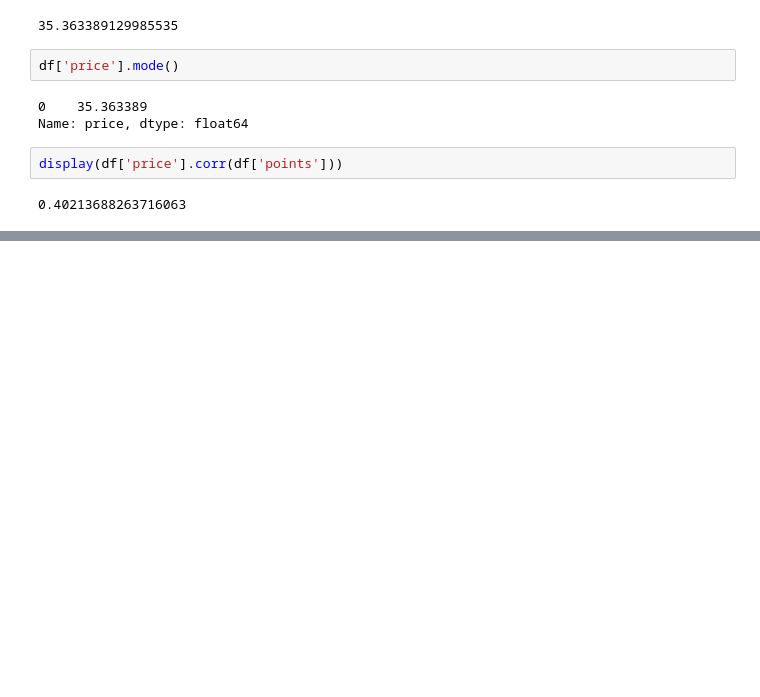
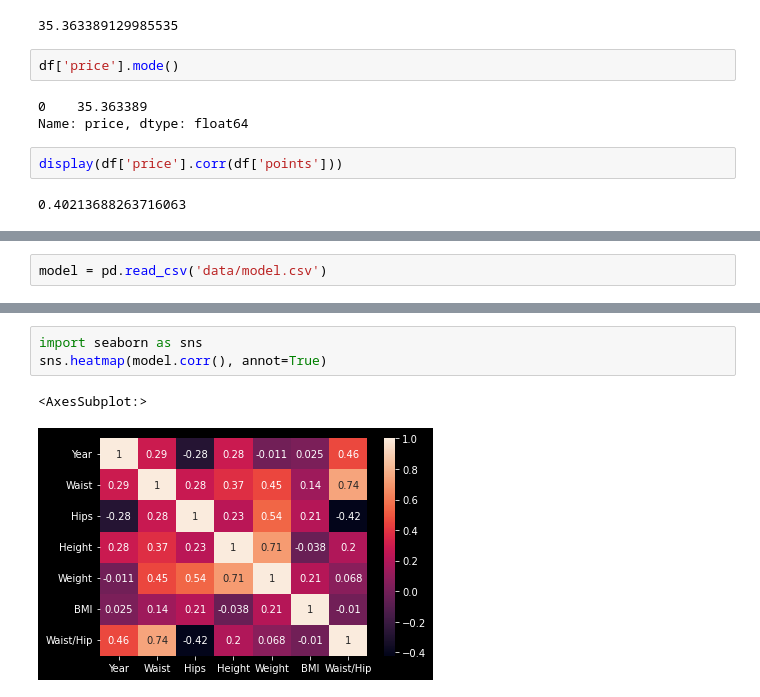
Before and after one commit to madskillskill/sf_data_science, a Jupyter notebook: EDA-2/wine.ipynb, the cells around one changed output, grey strips where cells are left out. Saved outputs shown, nothing was run; the diff lists cells and outputs as text; blank space fills up the shorter version.

```diff
--- a/EDA-2/wine.ipynb
+++ b/EDA-2/wine.ipynb
@@ -38,0 +66,2 @@ display(df['price'].corr(df['points']))
+# %%
+model = pd.read_csv('data/model.csv')
@@ -38,0 +88,6 @@ display(df['price'].corr(df['points']))
+# %%
+import seaborn as sns
+sns.heatmap(model.corr(), annot=True)
+# %% [output]
+<AxesSubplot:>
+[figure, added]
```
Also changed, not shown: parts of 10 cells of this notebook, 4 other files.
